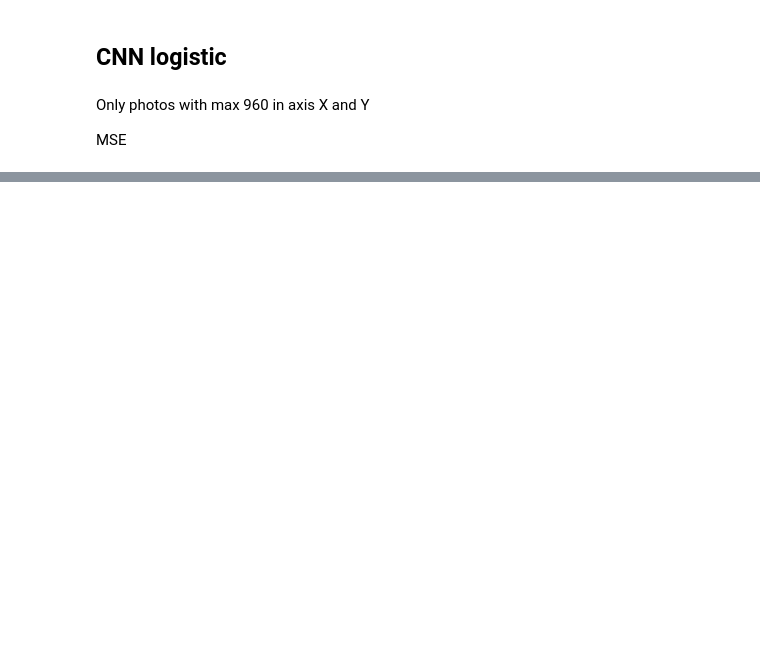
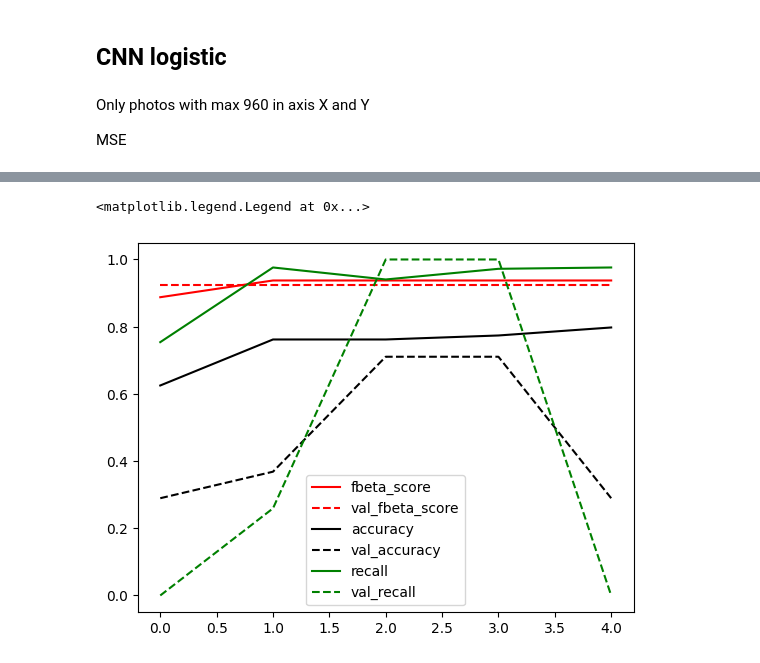
Before and after one commit to mc-will/BYU_Locating-Bacterial_Flagellar_Motors_2025, a Jupyter notebook: notebooks/cnn_log_willian.ipynb, the cells around one changed output, grey strips where cells are left out. Saved outputs shown, nothing was run; the diff lists cells and outputs as text; code cells hidden in the pictures; blank space fills up the shorter version.

```diff
--- a/notebooks/cnn_log_willian.ipynb
+++ b/notebooks/cnn_log_willian.ipynb
@@ -89,5 +106,7 @@ def load_from_each_tomo(parent_folder,
 # %%
 # selection of y= 1 or 0 Motors
 
-X =load_from_each_tomo(path_image, )
-y= df['Number of motors']
+X =load_slices(best_slice);
+
+df_filtered = df[df['tomo_id'].isin(tomogram_id)]
+y = df_filtered['Number_of_motors']
@@ -94 +131,6 @@ y= df['Number of motors']
+# %%
+from sklearn.model_selection import train_test_split
+
+X_train, X_test_kaggel, y_train, y_test = train_test_split(X, y, test_size=0.1, random_state=42)
+X_train, X_val, y_train, y_val = train_test_split(X_train, y_train, test_size=0.1, random_state=42)
 # %%
@@ -128,2 +198,2 @@ def init_model_cnnlog(X):
 # %%
-model = init_model_cnnlog(X)
+model = init_model_cnnlog(X_train)
@@ -154,2 +200,4 @@ ValueError: in user code:
 # %%
-# history.history['']
+
+history = model_train(model, X_train,y_train)
+history
@@ -156,11 +237,25 @@ ValueError: in user code:
 # %%
 # plt.plot(history.history['mse'],c='b');
-# plt.plot(history.history['loss'], c='r');
-# plt.plot(history.history['val_loss'],c='g');
-plt.plot(history.history['F1Score'], c='r');
-# plt.plot(history.history['accuracy'],c='black');
-# plt.plot(history.history['val_accuracy'],'b');
-plt.plot(history.history['recall'], c= 'r');
-# plt.plot(history.history['val_recall']);
-plt.plot(history.history['precision'], c='g');
+# plt.plot(history.history['val_mse'],c='black');
+
+# plt.plot(history.history['loss'], c='b', label ='loss');
+# plt.plot(history.history['val_loss'],c='b', linestyle='--', label = 'val_loss');
+
+
+plt.plot(history.history['fbeta_score'], c='r', label="fbeta_score")
+plt.plot(history.history['val_fbeta_score'], c='r', linestyle='--', label="val_fbeta_score")
+
+plt.plot(history.history['accuracy'],c='black', label="accuracy")
+plt.plot(history.history['val_accuracy'],c='black', linestyle='--', label="val_accuracy")
+
+
+plt.plot(history.history['recall_1'], c= 'g', label="recall");
+plt.plot(history.history['val_recall_1'], c= 'g', linestyle='--', label="val_recall");
+
+# plt.plot(history.history['precision'], c='g');
 # plt.plot(history.history['val_precision'], c='b');
+
+plt.legend()
+# %% [output]
+<matplotlib.legend.Legend at 0x...>
+[figure, added]
```
Also changed, not shown: parts of 25 cells of this notebook.
